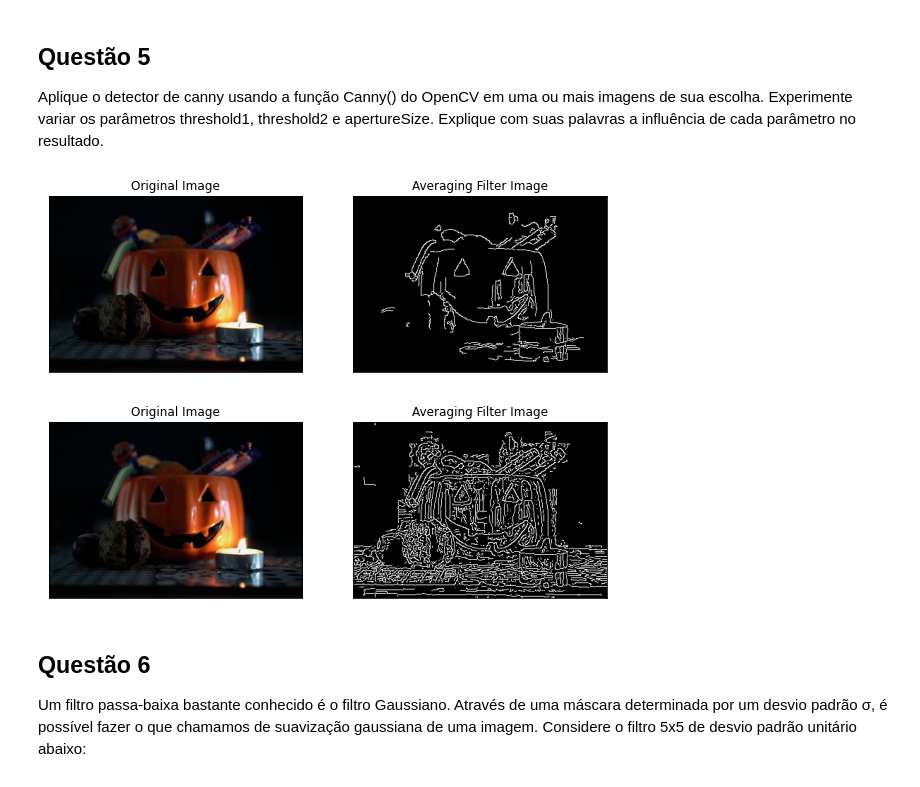
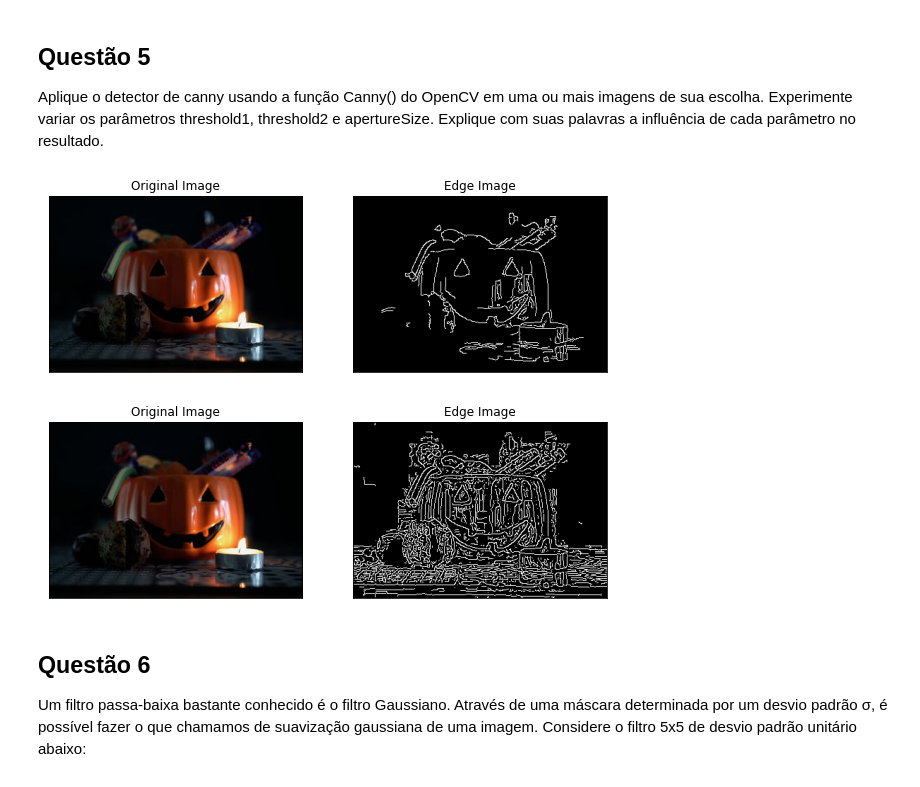
Before and after one commit to audreyemmely/computer-vision, a Jupyter notebook: visaocomp_lista1.ipynb, the cells around one changed output. Cells and saved outputs as stored; diff of their text form; code cells hidden in the pictures.

```diff
--- a/visaocomp_lista1.ipynb
+++ b/visaocomp_lista1.ipynb
@@ -276,23 +303,21 @@ aperture_size = 5  # Aperture size
 edge_without_apsize = cv2.Canny(img4, threshold1, threshold2)
 edge_with_apsize = cv2.Canny(img4, threshold1, threshold2, apertureSize=aperture_size)
 # %%
-figure, axarr = plt.subplots(nrows=1,ncols=2,figsize=(10, 10))
-axarr[0].imshow(img4)
-axarr[1].imshow(edge_without_apsize)
-plt.sca(axarr[0]); plt.imshow(img4); plt.title('Original Image'); plt.xticks([]); plt.yticks([])
-plt.sca(axarr[1]); plt.imshow(edge_without_apsize, cmap = 'gray'); plt.title('Averaging Filter Image'); plt.xticks([]); plt.yticks([])
+figure13, axarr13 = plt.subplots(nrows=1,ncols=2,figsize=(10, 10))
+axarr13[0].imshow(img4)
+axarr13[1].imshow(edge_without_apsize)
+plt.sca(axarr13[0]); plt.imshow(img4); plt.title('Original Image'); plt.xticks([]); plt.yticks([])
+plt.sca(axarr13[1]); plt.imshow(edge_without_apsize, cmap = 'gray'); plt.title('Edge Image'); plt.xticks([]); plt.yticks([])
 plt.show()
+figure14, axarr14 = plt.subplots(nrows=1,ncols=2,figsize=(10, 10))
+axarr14[0].imshow(img4)
+axarr14[1].imshow(edge_without_apsize)
+plt.sca(axarr14[0]); plt.imshow(img4); plt.title('Original Image'); plt.xticks([]); plt.yticks([])
+plt.sca(axarr14[1]); plt.imshow(edge_with_apsize, cmap = 'gray'); plt.title('Edge Image'); plt.xticks([]); plt.yticks([])
+plt.show()
 # %% [output]
-[figure, old version]
+[figure, new version]
+[figure, added]
-# %%
-figure, axarr = plt.subplots(nrows=1,ncols=2,figsize=(10, 10))
-axarr[0].imshow(img4)
-axarr[1].imshow(edge_without_apsize)
-plt.sca(axarr[0]); plt.imshow(img4); plt.title('Original Image'); plt.xticks([]); plt.yticks([])
-plt.sca(axarr[1]); plt.imshow(edge_with_apsize, cmap = 'gray'); plt.title('Averaging Filter Image'); plt.xticks([]); plt.yticks([])
-plt.show()
-# %% [output]
-[figure, removed]
 # %% [markdown]
 ## Questão 6
 
```
Also changed, not shown: parts of 26 cells of this notebook.
